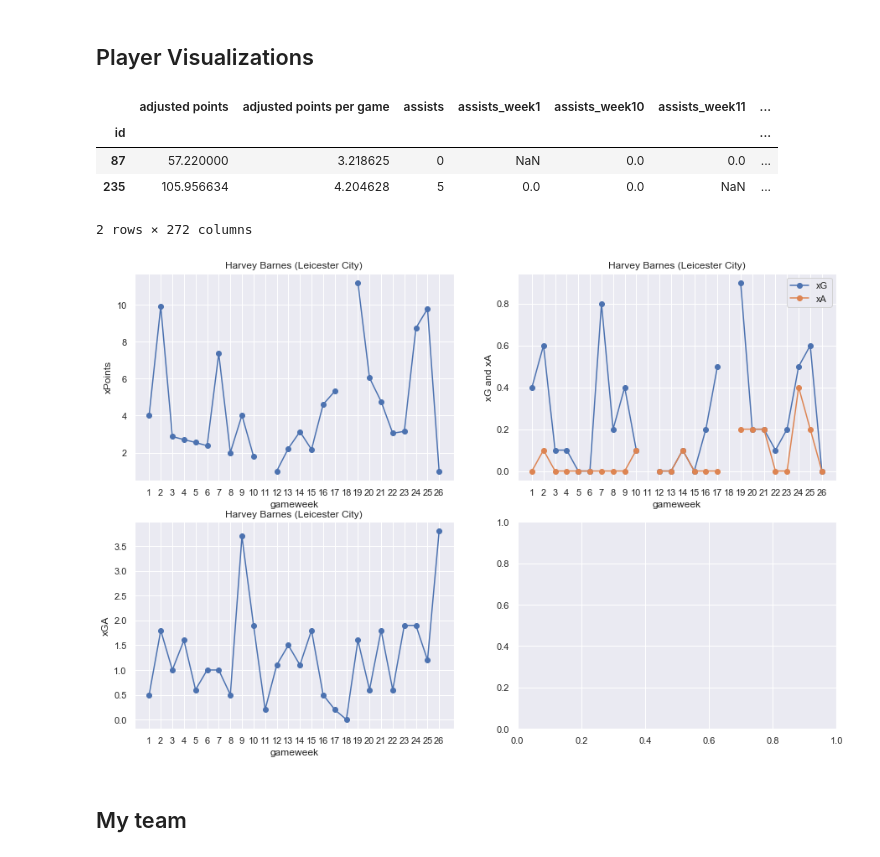
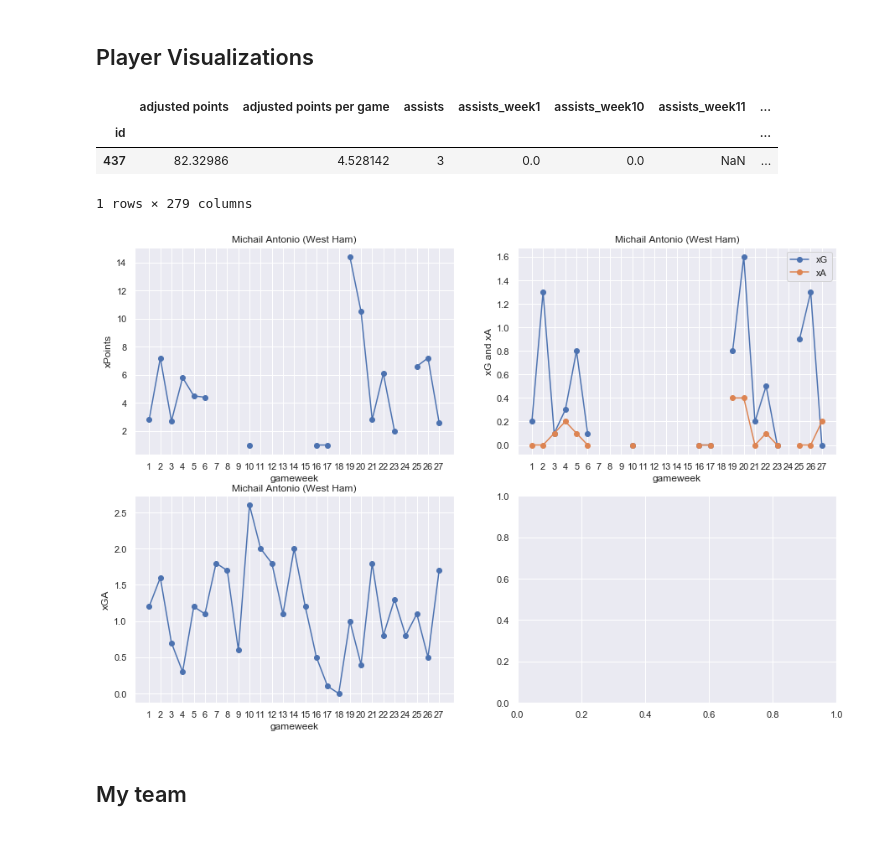
Before and after one commit to jaksticks/Fantasy-Premier-League, a Jupyter notebook: notebooks/4. playerEvaluation.ipynb, the cells around one changed output. Cells and saved outputs as stored; diff of their text form; code cells hidden in the pictures.

```diff
--- a/notebooks/4. playerEvaluation.ipynb
+++ b/notebooks/4. playerEvaluation.ipynb
@@ -4,7 +4,7 @@
 Here we compare players based on their adjusted points. Also, we calculate some useful metrics using the adjusted points to further evaluate player performance in FPL.
 # %%
 # recent gameweek
-gameweek = 26
+gameweek = 27
 # %%
 # import basic libraries
 import pandas as pd
@@ -302,46 +302,45 @@ for i in range(1,gameweek+1):
 #display(column_xPoints)
 # %%
 # find player index
-name_string = 'Barnes'
+name_string = 'Antonio'
 playersFound = df[df['web_name'].str.contains(name_string)]
 display(playersFound)
 # plot xPoints over time
 ix = playersFound.index[0]
-ix = 235
+#ix = 235
 
 fig,ax = plt.subplots(2,2,figsize=(15,10))
 
 ax[0,0].plot(game_weeks, df.loc[ix,column_xPoints], marker='o')
 title_string = df.loc[ix,'first_name'] + ' ' + df.loc[ix,'second_name'] + ' (' + df.loc[ix,'team_name'] + ')'
 ax[0,0].set_title(title_string)
 ax[0,0].set_xlabel('gameweek')
 ax[0,0].set_ylabel('xPoints')
 ax[0,0].set_xticks(game_weeks)
 
 ax[0,1].plot(game_weeks, df.loc[ix,column_xG], marker='o')
 ax[0,1].plot(game_weeks, df.loc[ix,column_xA], marker='o')
 ax[0,1].legend(('xG','xA'))
 title_string = df.loc[ix,'first_name'] + ' ' + df.loc[ix,'second_name'] + ' (' + df.loc[ix,'team_name'] + ')'
 ax[0,1].set_title(title_string)
 ax[0,1].set_xlabel('gameweek')
 ax[0,1].set_ylabel('xG and xA')
 ax[0,1].set_xticks(game_weeks)
 
 ax[1,0].plot(game_weeks, df.loc[ix,column_xGA], marker='o')
 title_string = df.loc[ix,'first_name'] + ' ' + df.loc[ix,'second_name'] + ' (' + df.loc[ix,'team_name'] + ')'
 ax[1,0].set_title(title_string)
 ax[1,0].set_xlabel('gameweek')
 ax[1,0].set_ylabel('xGA')
 ax[1,0].set_xticks(game_weeks)
 
 plt.show()
 # %% [output]
 |  | adjusted points | adjusted points per game | assists | assists_week1 | assists_week10 | assists_week11 | ... |
 | id |  |  |  |  |  |  | ... |
-| 87 | 57.220000 | 3.218625 | 0 | NaN | 0.0 | 0.0 | ... |
-| 235 | 105.956634 | 4.204628 | 5 | 0.0 | 0.0 | NaN | ... |
+| 437 | 82.32986 | 4.528142 | 3 | 0.0 | 0.0 | NaN | ... |
-2 rows × 272 columns
+1 rows × 279 columns
-[figure, old version]
+[figure, new version]
 # %% [markdown]
 ## My team
 # %%
```
Also changed, not shown: parts of 8 cells of this notebook, 7 other files.
